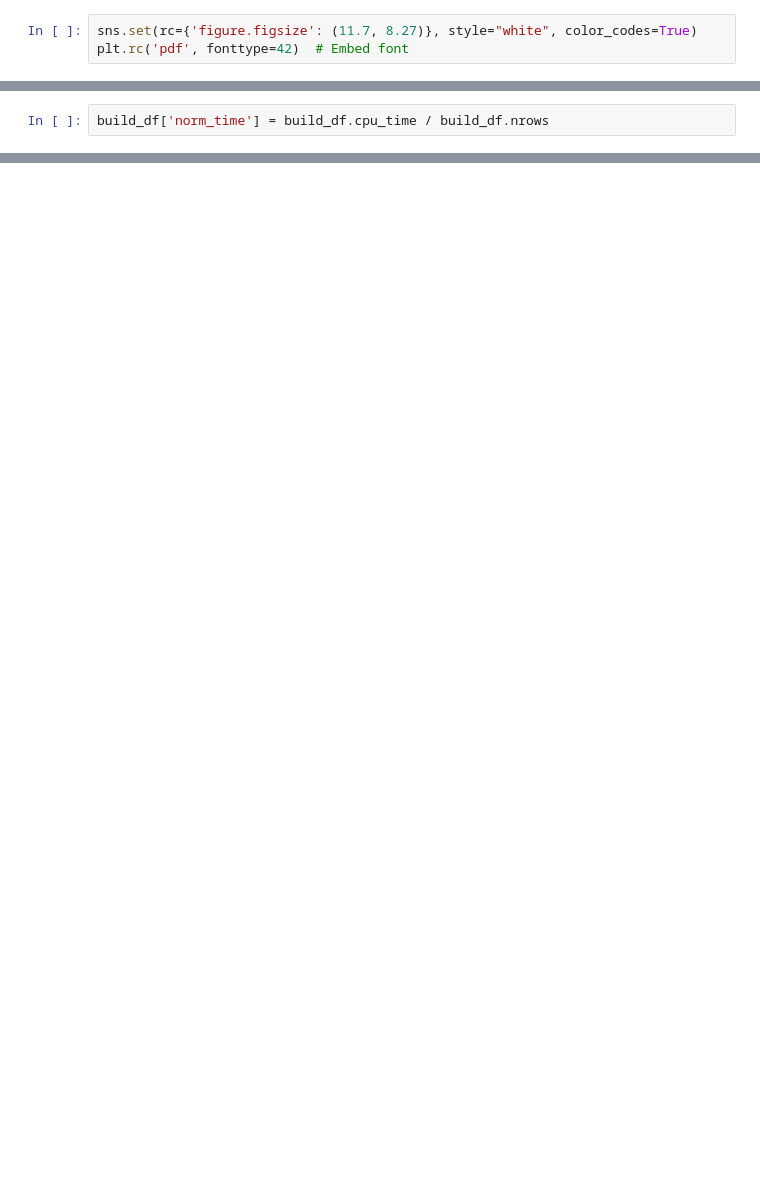
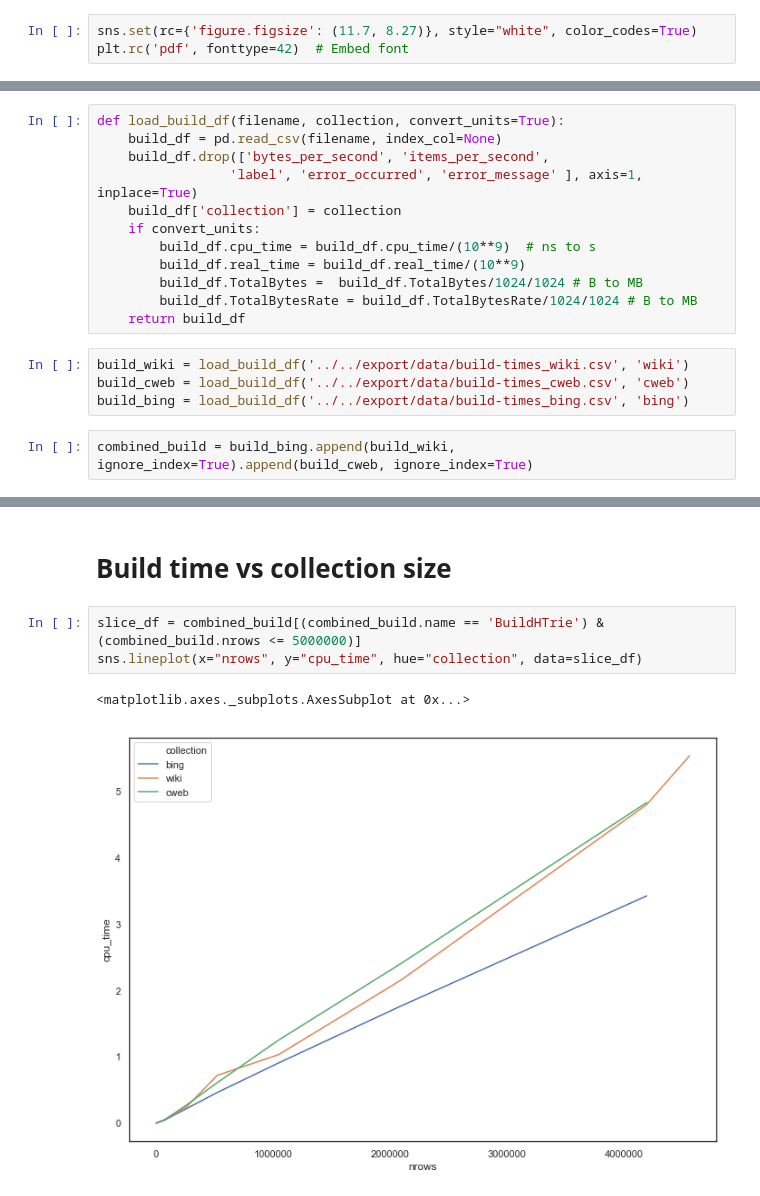
Before and after one commit to unnikrishnanta/qac-eval, a Jupyter notebook: Python/Notebooks/BuildTimes.ipynb, the cells around one changed output, grey strips where cells are left out. Saved outputs shown, nothing was run; the diff lists cells and outputs as text; blank space fills up the shorter version.

Commit message:
Build time plots

```diff
--- a/Python/Notebooks/BuildTimes.ipynb
+++ b/Python/Notebooks/BuildTimes.ipynb
@@ -13,2 +10,0 @@ build_df.columns = ['data_structure', 'nrows', 'iterations', 'real_time', 'cpu_t
-# %%
-build_df['norm_time'] = build_df.cpu_time / build_df.nrows
@@ -46,0 +11,18 @@ plt.show()
+# %%
+def load_build_df(filename, collection, convert_units=True):
+    build_df = pd.read_csv(filename, index_col=None)
+    build_df.drop(['bytes_per_second', 'items_per_second',
+                 'label', 'error_occurred', 'error_message' ], axis=1, inplace=True)
+    build_df['collection'] = collection
+    if convert_units:
+        build_df.cpu_time = build_df.cpu_time/(10**9)  # ns to s
+        build_df.real_time = build_df.real_time/(10**9)
+        build_df.TotalBytes =  build_df.TotalBytes/1024/1024 # B to MB
+        build_df.TotalBytesRate = build_df.TotalBytesRate/1024/1024 # B to MB
+    return build_df
+# %%
+build_wiki = load_build_df('../../export/data/build-times_wiki.csv', 'wiki')
+build_cweb = load_build_df('../../export/data/build-times_cweb.csv', 'cweb')
+build_bing = load_build_df('../../export/data/build-times_bing.csv', 'bing')
+# %%
+combined_build = build_bing.append(build_wiki, ignore_index=True).append(build_cweb, ignore_index=True)
@@ -46,0 +104,8 @@ plt.show()
+# %% [markdown]
+# Build time vs collection size
+# %%
+slice_df = combined_build[(combined_build.name == 'BuildHTrie') & (combined_build.nrows <= 5000000)]
+sns.lineplot(x="nrows", y="cpu_time", hue="collection", data=slice_df)
+# %% [output]
+<matplotlib.axes._subplots.AxesSubplot at 0x...>
+[figure, added]
```
Also changed, not shown: parts of 25 cells of this notebook.
